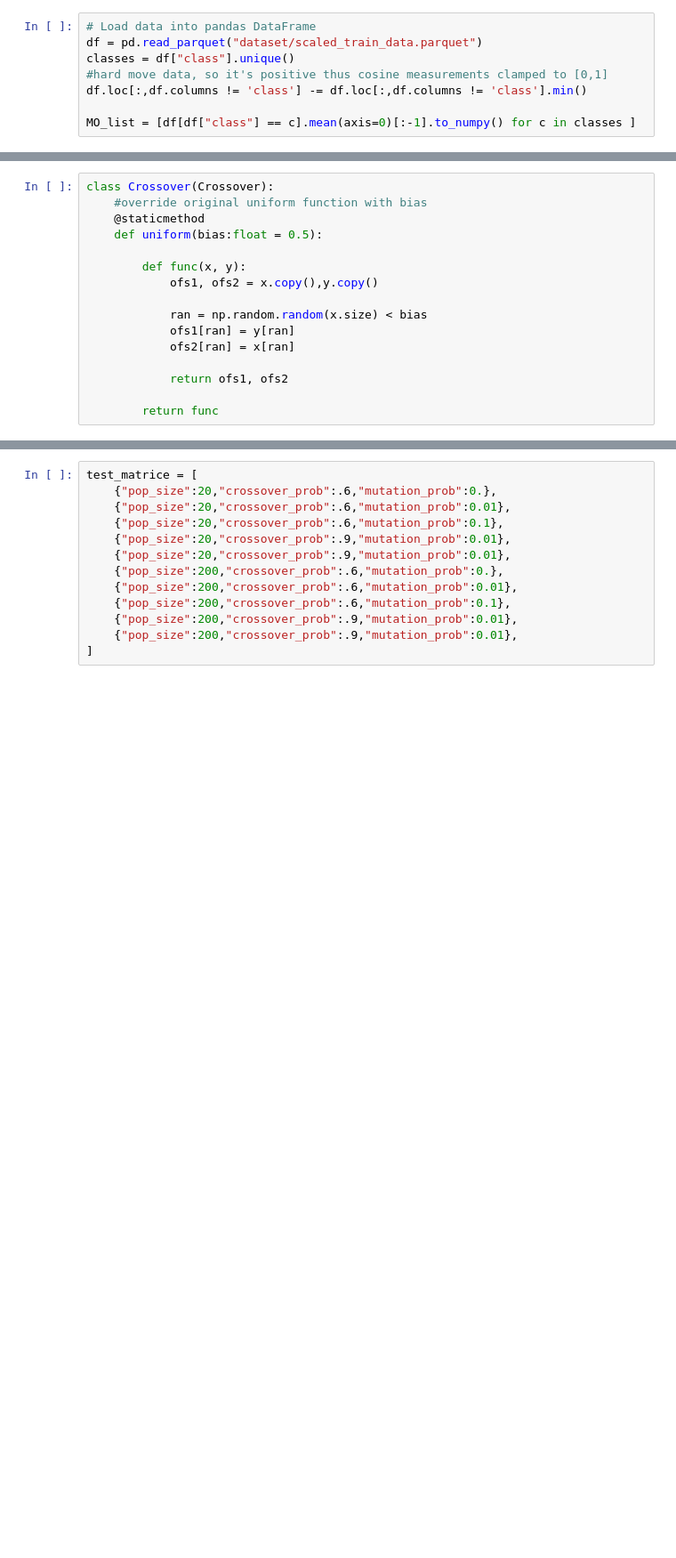
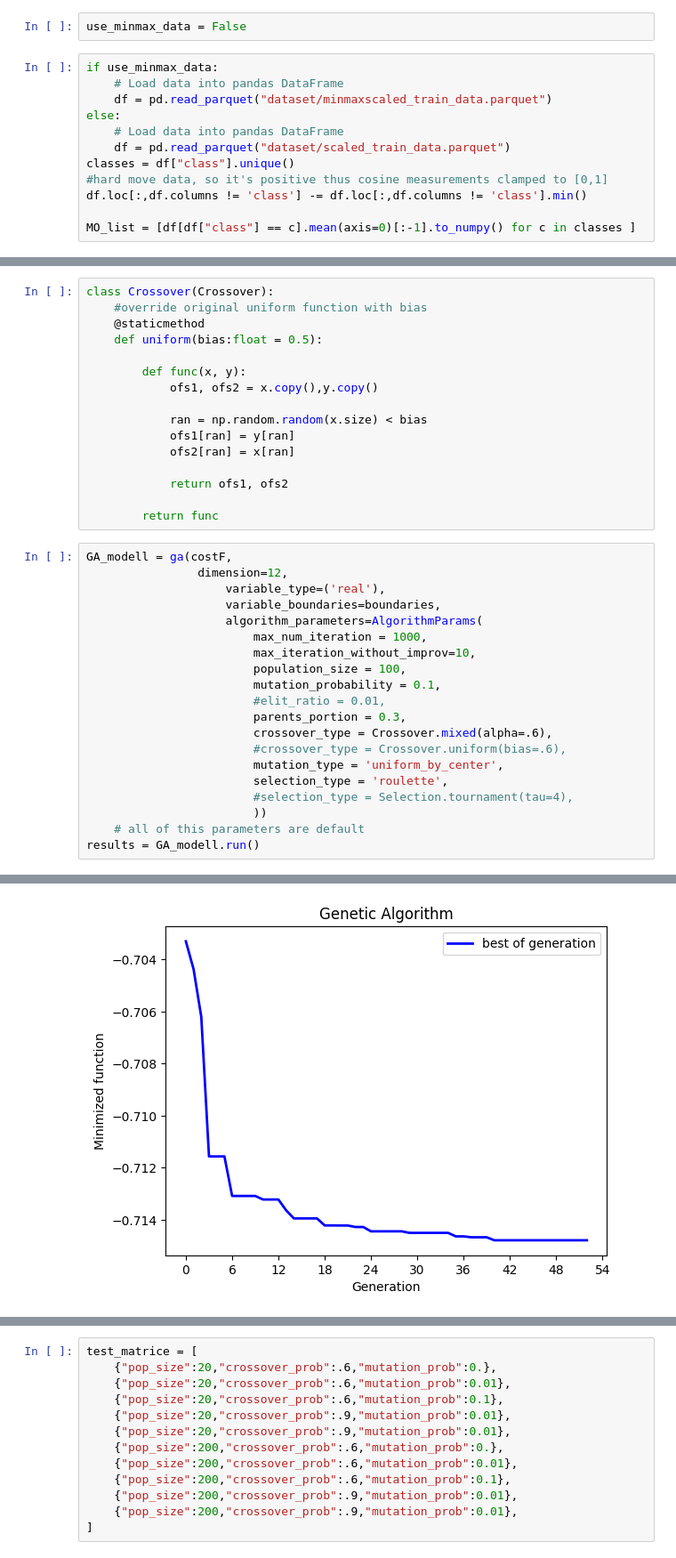
Before and after one commit to OnionKiller/AI_Homework_GA-HAR-PUC-Rio, a Jupyter notebook: training.ipynb, the cells around one changed output, grey strips where cells are left out. Shown at 89% size. Drawn from its saved outputs; the diff is of its cells as text; blank space fills up the shorter version.

Commit message:
feat: implement data selector feat: implement visualizations fix: implement testmatrix issues

```diff
--- a/training.ipynb
+++ b/training.ipynb
@@ -10,6 +11,12 @@ from geneticalgorithm2 import plot_pop_scores # for plotting population scores,
+# %%
+use_minmax_data = False
 # %%
-# Load data into pandas DataFrame
-df = pd.read_parquet("dataset/scaled_train_data.parquet")
+if use_minmax_data:
+    # Load data into pandas DataFrame
+    df = pd.read_parquet("dataset/minmaxscaled_train_data.parquet")
+else:
+    # Load data into pandas DataFrame
+    df = pd.read_parquet("dataset/scaled_train_data.parquet")
 classes = df["class"].unique()
 #hard move data, so it's positive thus cosine measurements clamped to [0,1]
 df.loc[:,df.columns != 'class'] -= df.loc[:,df.columns != 'class'].min()
@@ -53,3 +58,24 @@ class Crossover(Crossover):
             return ofs1, ofs2
 
         return func
+# %%
+GA_modell = ga(costF,
+                dimension=12,
+                    variable_type=('real'),
+                    variable_boundaries=boundaries,
+                    algorithm_parameters=AlgorithmParams(
+                        max_num_iteration = 1000,
+                        max_iteration_without_improv=10,
+                        population_size = 100,
+                        mutation_probability = 0.1,
+                        #elit_ratio = 0.01,
+                        parents_portion = 0.3,
+                        crossover_type = Crossover.mixed(alpha=.6),
+                        #crossover_type = Crossover.uniform(bias=.6),
+                        mutation_type = 'uniform_by_center',
+                        selection_type = 'roulette',
+                        #selection_type = Selection.tournament(tau=4),
+                        ))
+    # all of this parameters are default
+results = GA_modell.run()
+# %% [output]
@@ -55,0 +95 @@ class Crossover(Crossover):
+[figure, added]
```
Also changed, not shown: parts of 10 cells of this notebook.
